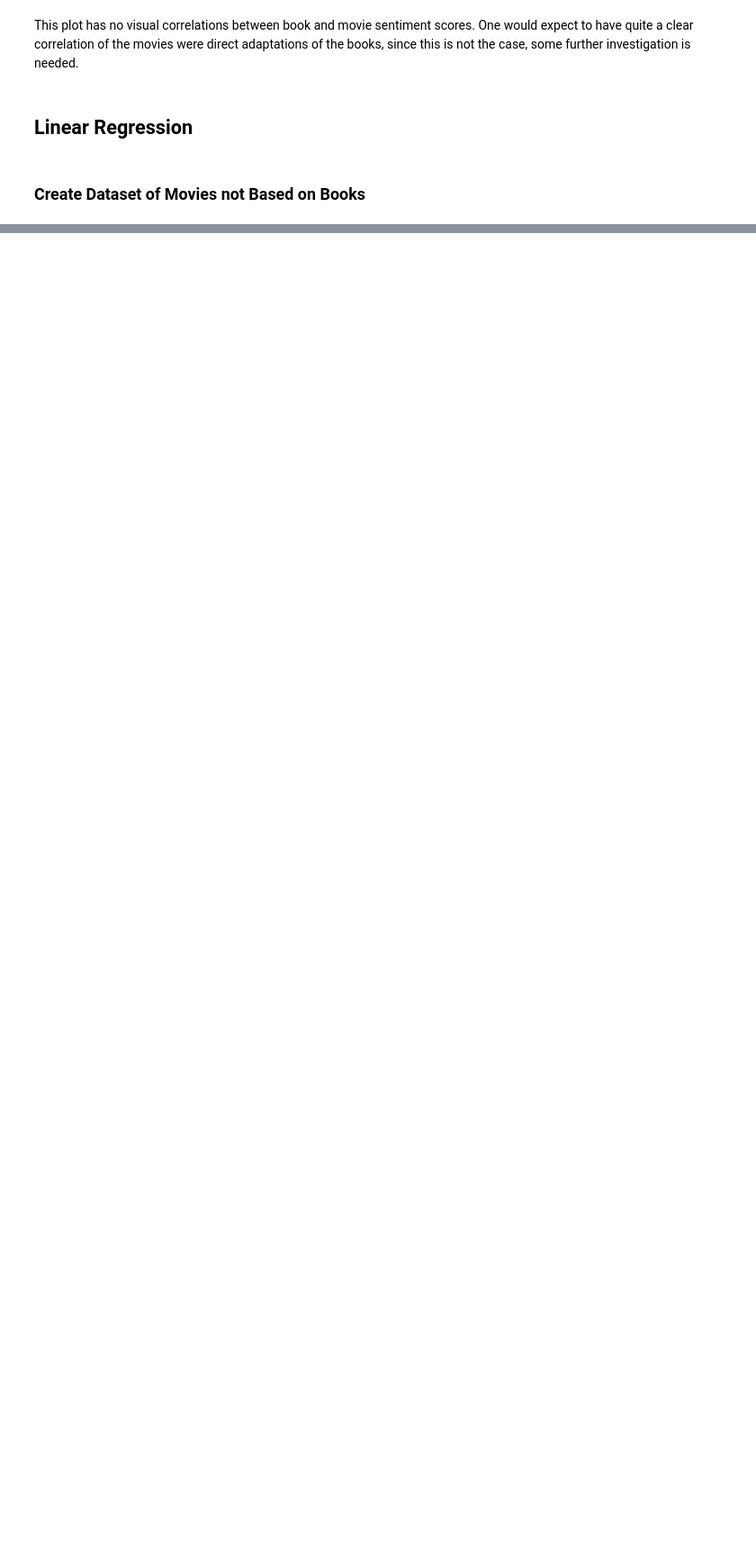
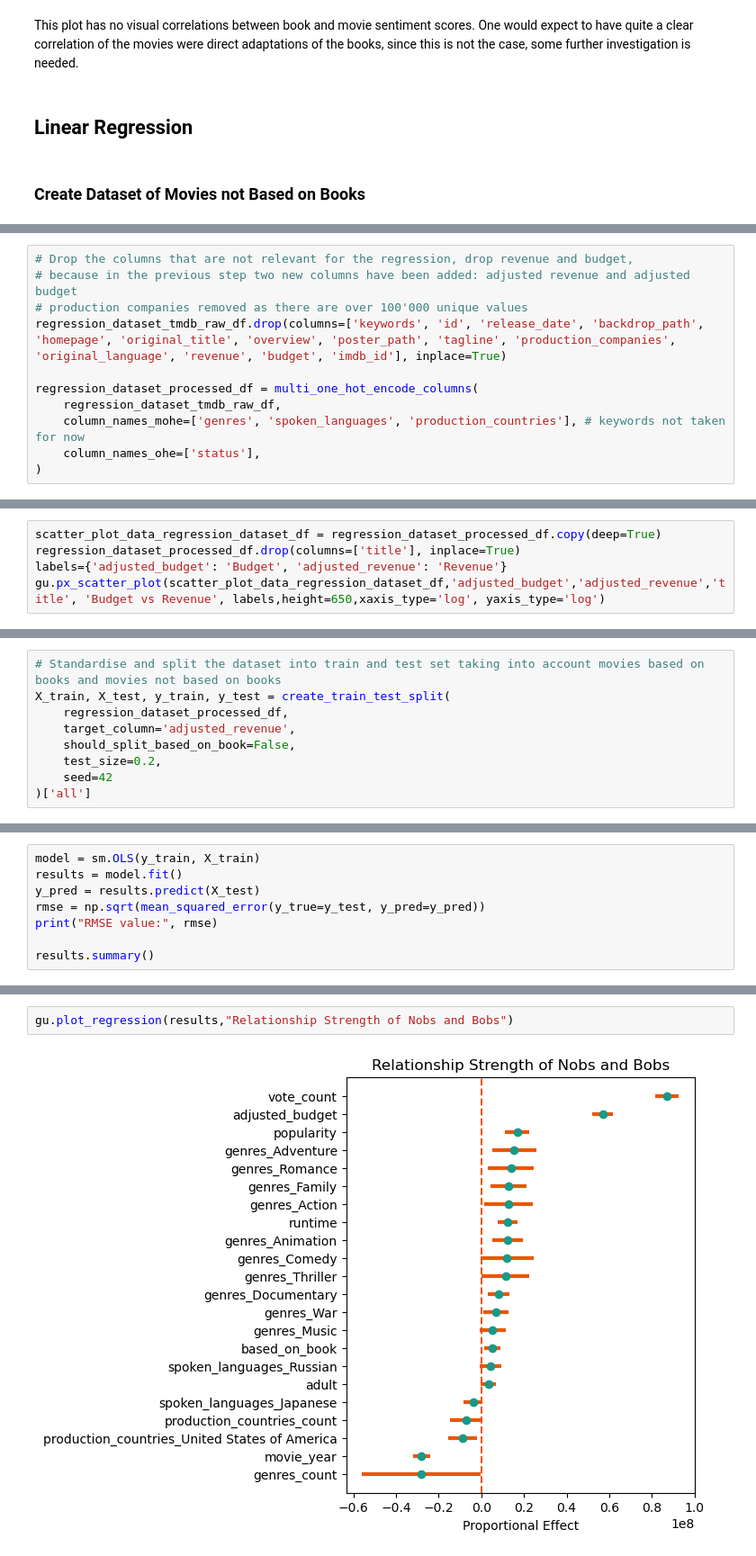
Before and after one commit to epfl-ada/ada-2024-project-datadruids, a Jupyter notebook: results_final.ipynb, the cells around one changed output, grey strips where cells are left out. Shown at 90% size. Cells and saved outputs as stored; diff of their text form; blank space fills up the shorter version.

Commit message:
added functions to general utils, continued completing final results

```diff
--- a/results_final.ipynb
+++ b/results_final.ipynb
@@ -184,3 +188,14 @@ based_on_book
 False    7694
 True      659
 Name: count, dtype: int64
+# %%
+# Drop the columns that are not relevant for the regression, drop revenue and budget,
+# because in the previous step two new columns have been added: adjusted revenue and adjusted budget
+# production companies removed as there are over 100'000 unique values
+regression_dataset_tmdb_raw_df.drop(columns=['keywords', 'id', 'release_date', 'backdrop_path', 'homepage', 'original_title', 'overview', 'poster_path', 'tagline', 'production_companies', 'original_language', 'revenue', 'budget', 'imdb_id'], inplace=True)
+
+regression_dataset_processed_df = multi_one_hot_encode_columns(
+    regression_dataset_tmdb_raw_df,
+    column_names_mohe=['genres', 'spoken_languages', 'production_countries'], # keywords not taken for now
+    column_names_ohe=['status'],
+)
@@ -186,0 +204,5 @@ Name: count, dtype: int64
+# %%
+scatter_plot_data_regression_dataset_df = regression_dataset_processed_df.copy(deep=True)
+regression_dataset_processed_df.drop(columns=['title'], inplace=True)
+labels={'adjusted_budget': 'Budget', 'adjusted_revenue': 'Revenue'}
+gu.px_scatter_plot(scatter_plot_data_regression_dataset_df,'adjusted_budget','adjusted_revenue','title', 'Budget vs Revenue', labels,height=650,xaxis_type='log', yaxis_type='log')
@@ -186,0 +222,9 @@ Name: count, dtype: int64
+# %%
+# Standardise and split the dataset into train and test set taking into account movies based on books and movies not based on books
+X_train, X_test, y_train, y_test = create_train_test_split(
+    regression_dataset_processed_df,
+    target_column='adjusted_revenue',
+    should_split_based_on_book=False,
+    test_size=0.2,
+    seed=42
+)['all']
@@ -186,0 +276,8 @@ Name: count, dtype: int64
+# %%
+model = sm.OLS(y_train, X_train)
+results = model.fit()
+y_pred = results.predict(X_test)
+rmse = np.sqrt(mean_squared_error(y_true=y_test, y_pred=y_pred))
+print("RMSE value:", rmse)
+
+results.summary()
@@ -186,0 +318,4 @@ Name: count, dtype: int64
+# %%
+gu.plot_regression(results,"Relationship Strength of Nobs and Bobs")
+# %% [output]
+[figure, added]
```
Also changed, not shown: parts of 22 cells of this notebook, 1 other file.
